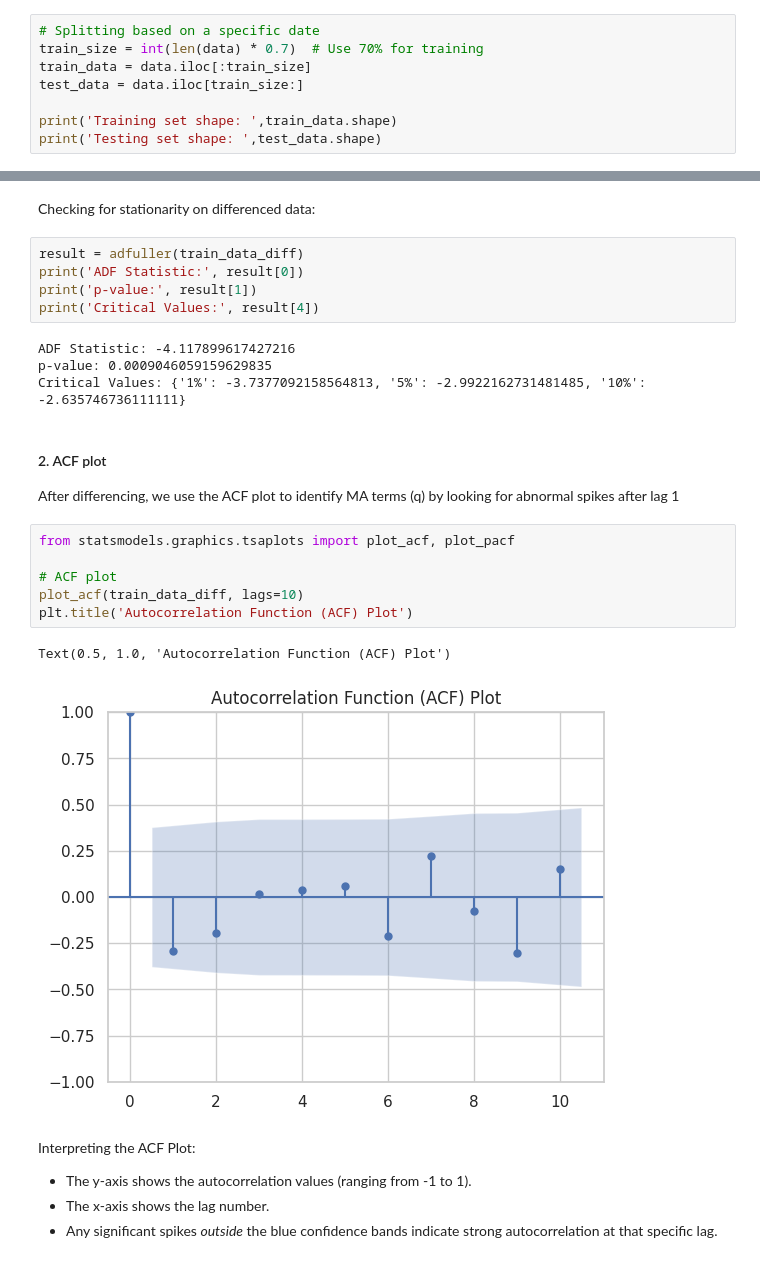
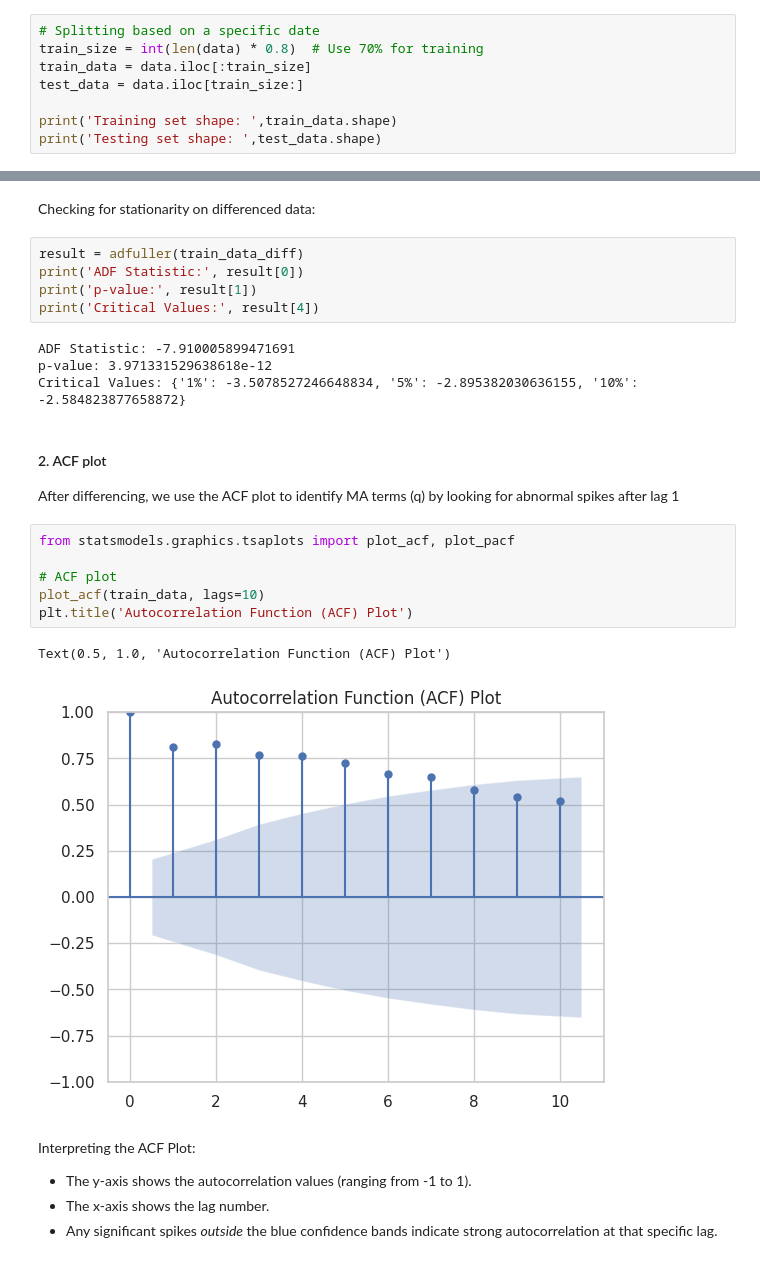
Before and after one commit to WilliamHallPortfolio/ACS_Juvenile_Justice_Project, a Jupyter notebook: ACS Flash Report Project.ipynb, the cells around one changed output, grey strips where cells are left out. Drawn from its saved outputs; the diff is of its cells as text.

```diff
--- a/ACS Flash Report Project.ipynb
+++ b/ACS Flash Report Project.ipynb
@@ -332,6 +326,6 @@ sns.distplot(data)
 # %%
 # Splitting based on a specific date
-train_size = int(len(data) * 0.7)  # Use 70% for training
+train_size = int(len(data) * 0.8)  # Use 70% for training
 train_data = data.iloc[:train_size]
 test_data = data.iloc[train_size:]
 
@@ -401,21 +383,21 @@ print('ADF Statistic:', result[0])
 print('p-value:', result[1])
 print('Critical Values:', result[4])
 # %% [output]
-ADF Statistic: -4.117899617427216
-p-value: 0.0009046059159629835
-Critical Values: {'1%': -3.7377092158564813, '5%': -2.9922162731481485, '10%': -2.635746736111111}
+ADF Statistic: -7.910005899471691
+p-value: 3.971331529638618e-12
+Critical Values: {'1%': -3.5078527246648834, '5%': -2.895382030636155, '10%': -2.584823877658872}
 # %% [markdown]
 #### 2. ACF plot
 After differencing, we use the ACF plot to identify MA terms (q) by looking for abnormal spikes after lag 1
 # %%
 from statsmodels.graphics.tsaplots import plot_acf, plot_pacf
 
 # ACF plot
-plot_acf(train_data_diff, lags=10)
+plot_acf(train_data, lags=10)
 plt.title('Autocorrelation Function (ACF) Plot')
 # %% [output]
 Text(0.5, 1.0, 'Autocorrelation Function (ACF) Plot')
-[figure, old version]
+[figure, new version]
 # %% [markdown]
 Interpreting the ACF Plot: <br>
 * The y-axis shows the autocorrelation values (ranging from -1 to 1).
```
Also changed, not shown: parts of 27 cells of this notebook.
